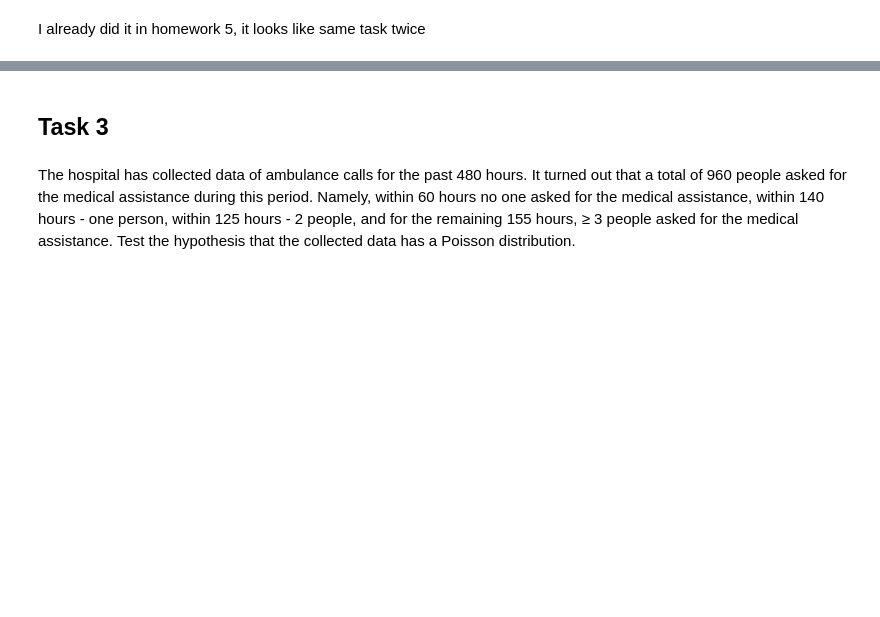
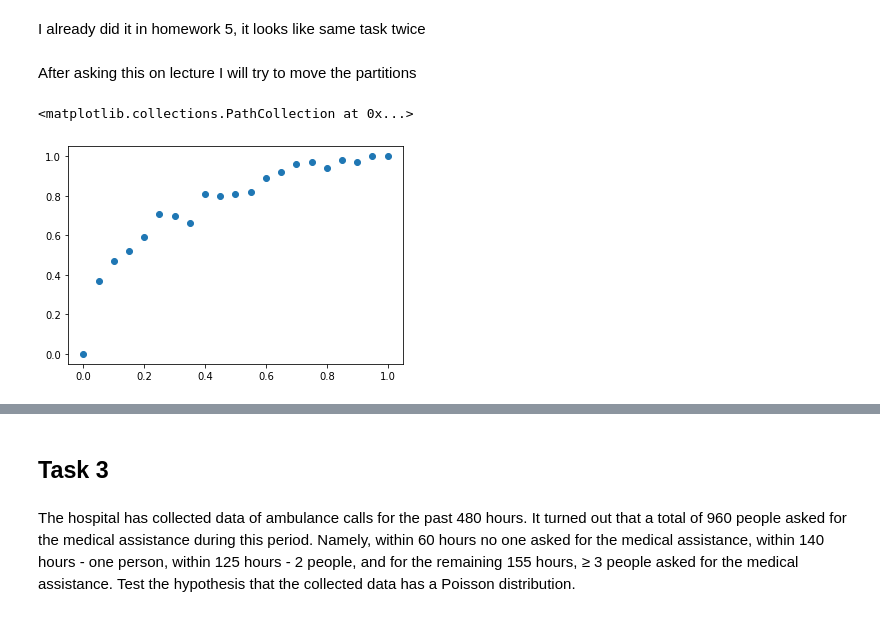
Before and after one commit to Dana0739/stats, a Jupyter notebook: homeworks/hw6.ipynb, the cells around one changed output, grey strips where cells are left out. Cells and saved outputs as stored; diff of their text form; code cells hidden in the pictures; blank space fills up the shorter version.

```diff
--- a/homeworks/hw6.ipynb
+++ b/homeworks/hw6.ipynb
@@ -353,2 +352,22 @@ plt.scatter(xs, xs)
 # %% [markdown]
 I already did it in homework 5, it looks like same task twice
+# %% [markdown]
+After asking this on lecture I will try to move the partitions
+# %%
+def check_alpha1_err2(n_df):
+    borders = []
+    if (n_df == 1):
+        borders = []
+    elif (n_df == 2):
+        borders = [0]
+    else:
+        borders = np.arange(-4, 0, 2 / (n_df - 2)).tolist() + [2]
+    borders = ["-inf"] + borders + ["inf"]
+    return chi_sq_H0_Pvalue(100, borders, n_df)
+# %%
+xs = np.arange(0, 1.05, 0.05)
+ys = check_alpha1_err2(20)
+plt.scatter(xs, ys)
+# %% [output]
+<matplotlib.collections.PathCollection at 0x...>
+[figure, added]
```
Also changed, not shown: parts of 37 cells of this notebook.
